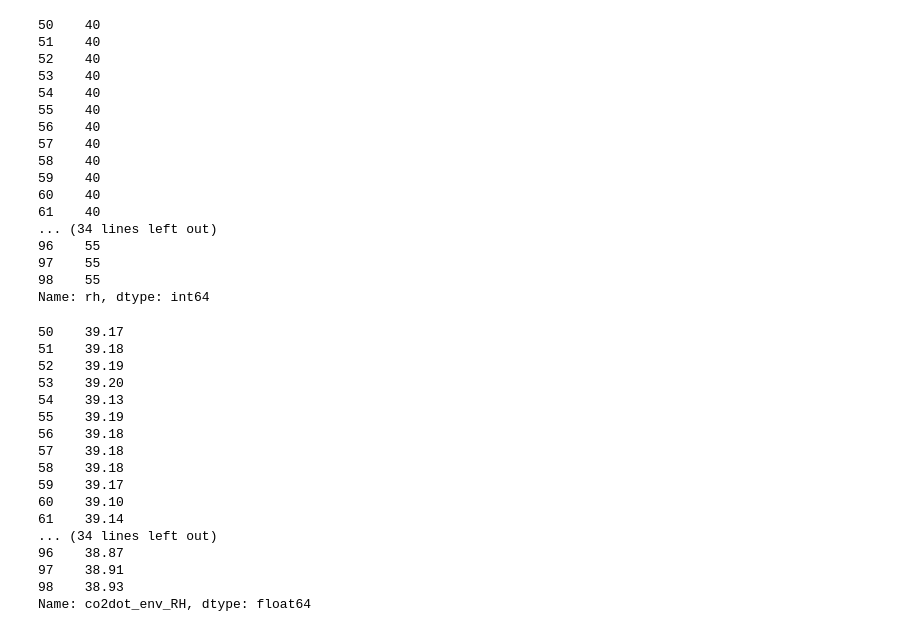
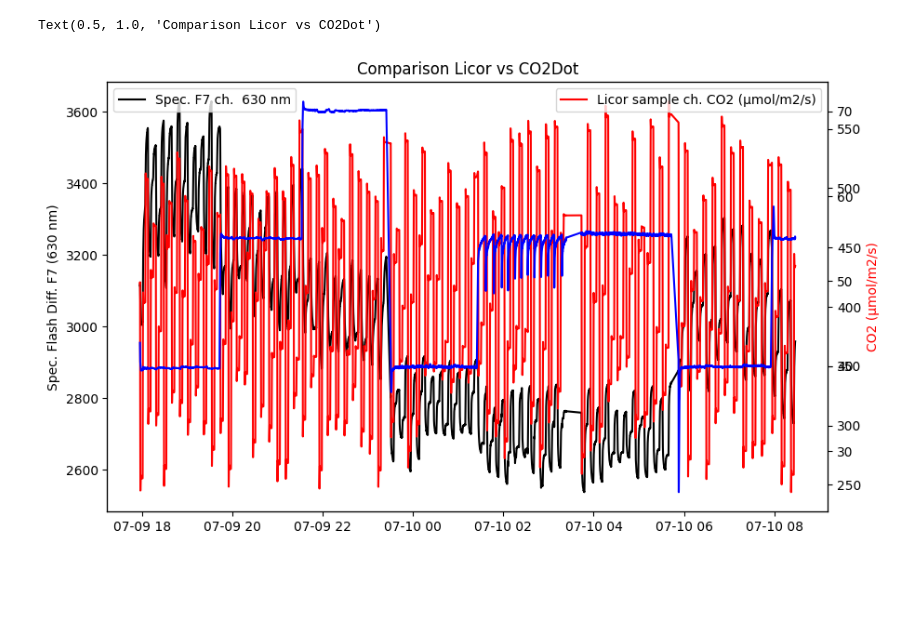
Before and after one commit to Jan-IngenHousz-Institute/CO2Dot, a Jupyter notebook: Scripts/260619_CO2Dot_calibration.ipynb, the cells around one changed output. Cells and saved outputs as stored; diff of their text form; code cells hidden in the pictures; blank space fills up the shorter version.

```diff
--- a/Scripts/260619_CO2Dot_calibration.ipynb
+++ b/Scripts/260619_CO2Dot_calibration.ipynb
@@ -75,40 +79,0 @@ df
-# %%
-print(df["rh"].iloc[50:100])
-# %% [output]
-50    40
-51    40
-52    40
-53    40
-54    40
-55    40
-56    40
-57    40
-58    40
-59    40
-60    40
-61    40
-... (34 lines left out)
-96    55
-97    55
-98    55
-Name: rh, dtype: int64
-# %%
-print(df["co2dot_env_RH"].iloc[50:100])
-# %% [output]
-50    39.17
-51    39.18
-52    39.19
-53    39.20
-54    39.13
-55    39.19
-56    39.18
-57    39.18
-58    39.18
-59    39.17
-60    39.10
-61    39.14
-... (34 lines left out)
-96    38.87
-97    38.91
-98    38.93
-Name: co2dot_env_RH, dtype: float64
@@ -115,3 +82,19 @@ Name: co2dot_env_RH, dtype: float64
+# %%
+fig, ax = plt.subplots(figsize=(10, 6))
+ax.plot(df["timestamp"], df["co2dot_spec_flash_diff_f7_630"],color="k", label="Spec. F7 ch.  630 nm")
+ax2 = ax.twinx()
+ax3 = ax.twinx()
+ax2.plot(df["timestamp"], df["licor_CO2_s_d"], color="r", label="Licor sample ch. CO2 (µmol/m2/s)")
+ax3.plot(df["timestamp"], df["licor_RHcham"], color="b", label="Licor sample ch. RH (%)")
+ax.legend(loc="upper left")
+ax2.legend(loc="upper right")
+plt.xlabel("Time")
+ax.set_ylabel("Spec. Flash Diff. F7 (630 nm)",color="k")
+ax2.set_ylabel("CO2 (µmol/m2/s)",color="r")
+plt.title("Comparison Licor vs CO2Dot")
+# %% [output]
+Text(0.5, 1.0, 'Comparison Licor vs CO2Dot')
+[figure, added]
 # %%
 fig, ax = plt.subplots(figsize=(10, 6))
 ax.plot(df["timestamp"], df["co2dot_spec_flash_diff_f7_630"],color="k", label="Spec. F7 ch.  630 nm")
```
Also changed, not shown: parts of 9 cells of this notebook, 46 other files.
